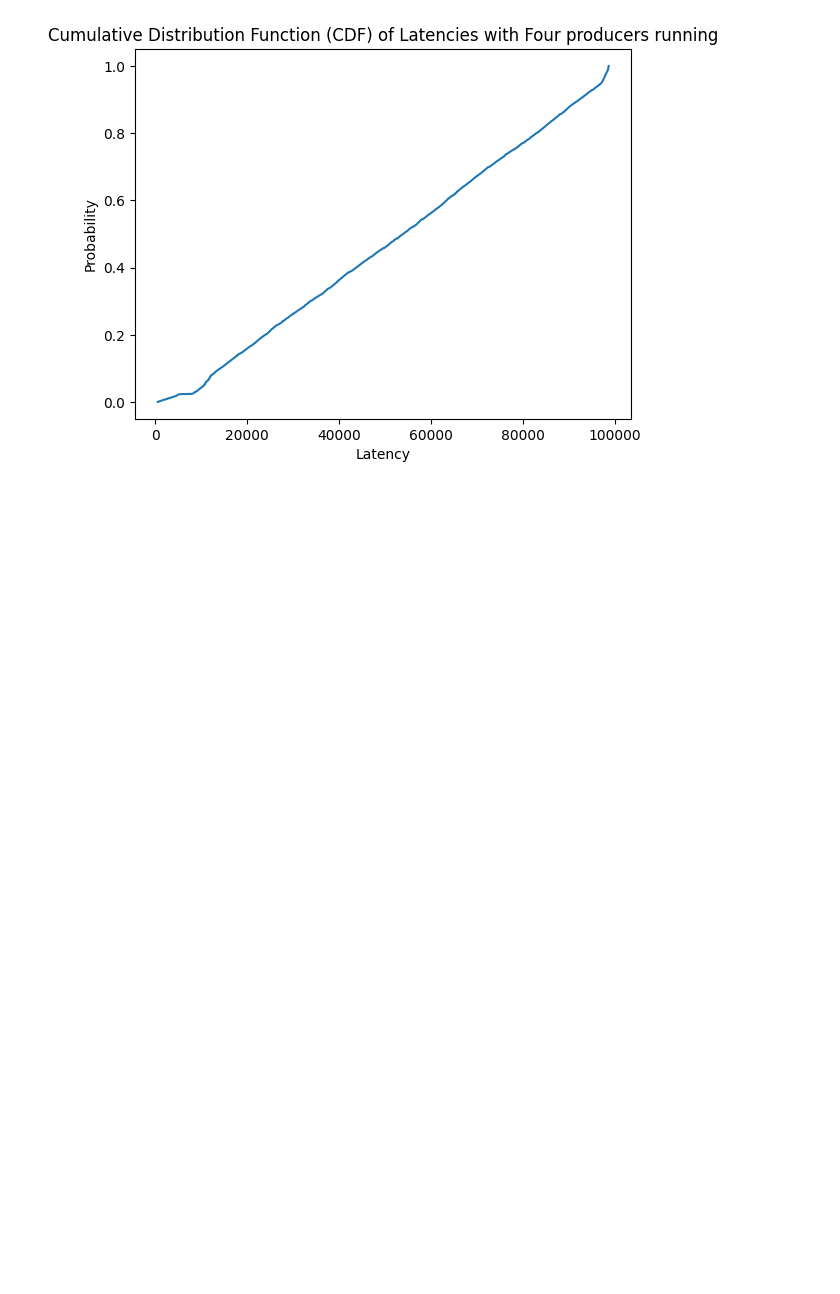
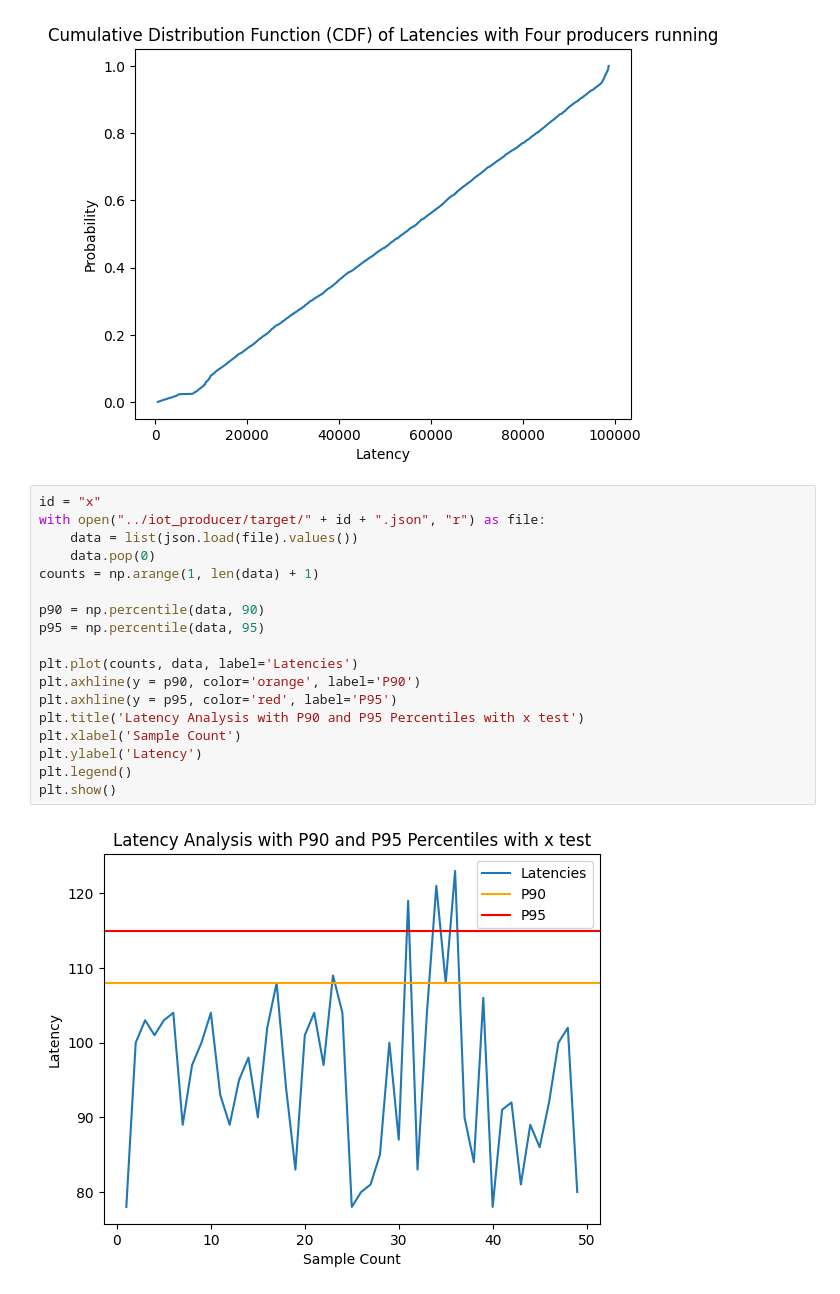
Before and after one commit to serhiimytsyk/CloudComputing, a Jupyter notebook: PA3/data_analyzer/data_analyzer.ipynb, the cells around one changed output. Cells and saved outputs as stored; diff of their text form; blank space fills up the shorter version.

```diff
--- a/PA3/data_analyzer/data_analyzer.ipynb
+++ b/PA3/data_analyzer/data_analyzer.ipynb
@@ -126,3 +126,23 @@ plt.ylabel('Probability')
 plt.show()
 # %% [output]
 [figure]
+# %%
+id = "x"
+with open("../iot_producer/target/" + id + ".json", "r") as file:
+    data = list(json.load(file).values())
+    data.pop(0)
+counts = np.arange(1, len(data) + 1)
+
+p90 = np.percentile(data, 90)
+p95 = np.percentile(data, 95)
+
+plt.plot(counts, data, label='Latencies')
+plt.axhline(y = p90, color='orange', label='P90')
+plt.axhline(y = p95, color='red', label='P95')
+plt.title('Latency Analysis with P90 and P95 Percentiles with x test')
+plt.xlabel('Sample Count')
+plt.ylabel('Latency')
+plt.legend()
+plt.show()
+# %% [output]
+[figure, added]
```
Also changed, not shown: parts of 1 cell of this notebook, 6 other files.
